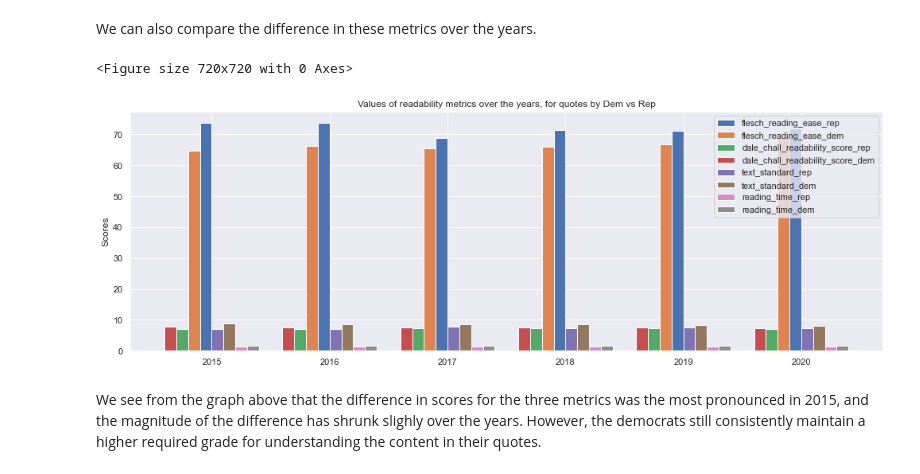
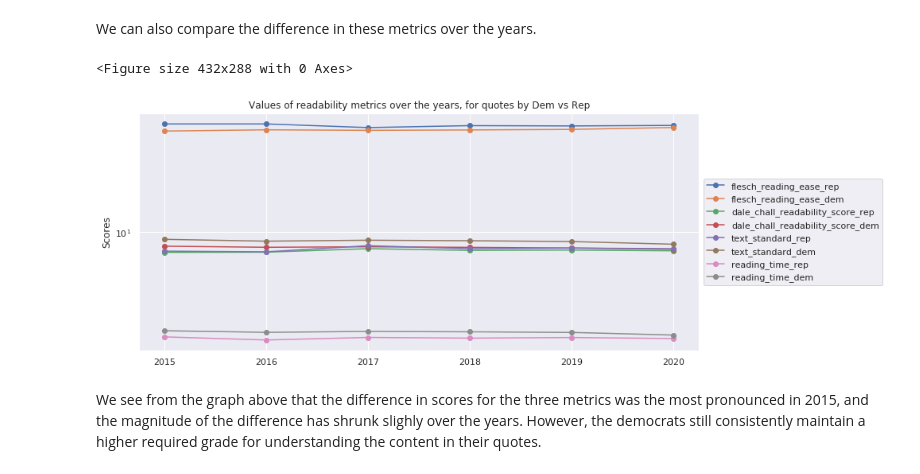
Before and after one commit to cndesabbata/Political-affiliation-predictor-from-quotes, a Jupyter notebook: political_classifier.ipynb, the cells around one changed output. Cells and saved outputs as stored; diff of their text form; code cells hidden in the pictures.

Commit message:
change readability-over-years plot to line plot

```diff
--- a/political_classifier.ipynb
+++ b/political_classifier.ipynb
@@ -136,7 +136,7 @@ if not os.path.exists(US_POLITICIANS):
 In this section, we will analyze  the word frequencies in politicans quotations'. Let's first try to identify which are the most common words used by politicians.
 # %%
 # load the stopwords (extend the standard list by the contraction leftovers)
-stopwords = stopwords + ['nt', 'ca', 'wo']
+stopwords = stopwords.words('english') + ['nt', 'ca', 'wo']
 print("Example stopwords: ", stopwords[:10])
 
 # load the data
@@ -1050,43 +1048,38 @@ for ft in readability_features:
 for year in years:
     year_df_rep = republicans[republicans['Date-Time'] <= f"{year}-12-31"]
     year_df_rep = year_df_rep[year_df_rep['Date-Time'] >= f"{year}-1-1"]
 
     year_df_dem = democrats[democrats['Date-Time'] <= f"{year}-12-31"]
     year_df_dem = year_df_dem[year_df_dem['Date-Time'] >= f"{year}-1-1"]
 
     for ft in readability_features:
         yearly_readability_data[ft+'_rep'].append(year_df_rep[ft].mean())
         yearly_readability_data[ft+'_dem'].append(year_df_dem[ft].mean())
 
 plt.figure()
 fig, ax = plt.subplots()
 fig.set_size_inches(14, 5)
 
 x = np.arange(len(years))
 width = 0.1
 
 for i, (ft, score) in enumerate(yearly_readability_data.items()):
-    if i < (len(yearly_readability_data.keys()) / 2):
-        x_loc = x - (width/2) - (i * width)
-    else:
-        i = i - len(yearly_readability_data.keys()) / 2
-        x_loc = x + (width/2) + (i * width)
+    ax.plot(score, linestyle='-', marker='o', label=ft)
 
-    ax.bar(x_loc, score, width, label=ft)
-
+ax.set_yscale('log')
 ax.set_ylabel('Scores')
 ax.set_title(
     'Values of readability metrics over the years, for quotes by Dem vs Rep')
 ax.set_xticks(x)
 ax.set_xticklabels(years)
-ax.legend()
+ax.legend(loc='center left', bbox_to_anchor=(1, 0.5))
 
 fig.tight_layout()
 
 plt.show()
 # %% [output]
-<Figure size 720x720 with 0 Axes>
+<Figure size 432x288 with 0 Axes>
-[figure, old version]
+[figure, new version]
 # %% [markdown]
 We see from the graph above that the difference in scores for the three metrics was the most pronounced in 2015, and the magnitude of the difference has shrunk slighly over the years. However, the democrats still consistently maintain a higher required grade for understanding the content in their quotes.
 # %% [markdown]
```
Also changed, not shown: parts of 11 cells of this notebook.
